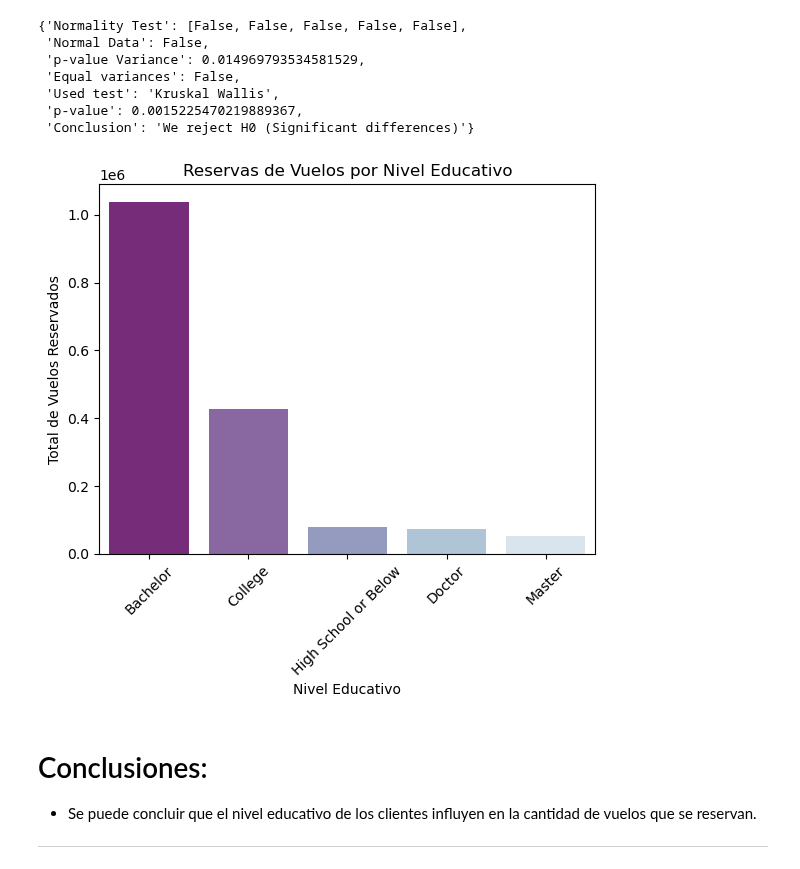
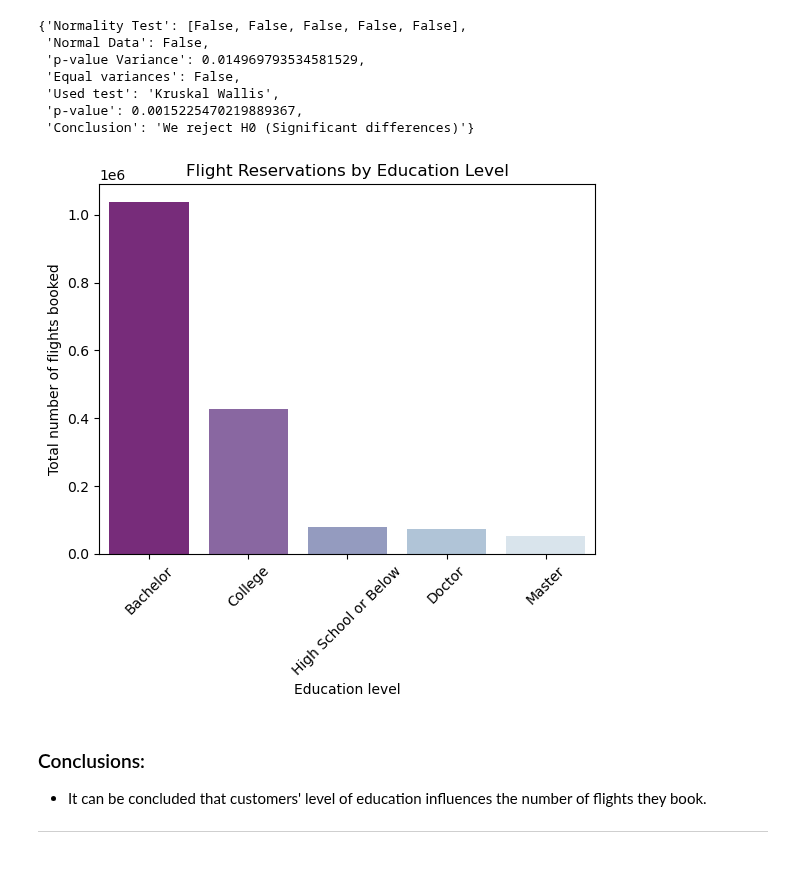
Before and after one commit to MarPastor/airline_analysis_Mar, a Jupyter notebook: notebook/airline_analysis_mar.ipynb, the cells around one changed output. Cells and saved outputs as stored; diff of their text form; code cells hidden in the pictures.

Commit message:
doc: use barplot to graphic the level education and flights booked

```diff
--- a/notebook/airline_analysis_mar.ipynb
+++ b/notebook/airline_analysis_mar.ipynb
@@ -1844,24 +1844,24 @@ hypothesis_test(0.05, bachelor, college, high_School, doctor, master)
  'p-value': 0.0015225470219889367,
  'Conclusion': 'We reject H0 (Significant differences)'}
 # %%
-# crear un nuevo DataFrame agrupando con 'groupby()' por Nivel Educativo ('education') y contando cuantos vuelos en total han reservado ('flights_booked') con 'sum()'
-# ordenar usando la función 'sort_values()' en orden descendente
+# Create a new DataFrame by grouping the data using 'groupby()' based on 'education level' and counting the total number of flights booked ('flights_booked') using 'sum()'
+# Sort the results using the 'sort_values()' function in descending order
 
-df_educacion = (df_hipotesis.groupby('education', as_index=False)['flights_booked'].sum().sort_values('flights_booked', ascending=False))
+df_education = (df_hypothesis.groupby('education', as_index=False)['flights_booked'].sum().sort_values('flights_booked', ascending=False))
 # %%
-# graficar los grupos usando 'seaborn'('barplot') con el orden previo
+# Plot the groups using 'seaborn' ('barplot') with the previous order
 
-sns.barplot(data=df_educacion, x='education', y='flights_booked', palette='BuPu_r')
-plt.title('Reservas de Vuelos por Nivel Educativo')
-plt.xlabel('Nivel Educativo')
-plt.ylabel('Total de Vuelos Reservados')
+sns.barplot(data=df_education, x='education', y='flights_booked', palette='BuPu_r')
+plt.title('Flight Reservations by Education Level')
+plt.xlabel('Education level')
+plt.ylabel('Total number of flights booked')
 plt.xticks(rotation=45)
 plt.show();
 # %% [output]
-[figure, old version]
+[figure, new version]
 # %% [markdown]
-# Conclusiones:
+### Conclusions:
 
-- Se puede concluir que el nivel educativo de los clientes influyen en la cantidad de vuelos que se reservan.
+- It can be concluded that customers' level of education influences the number of flights they book.
 
 ---
```
